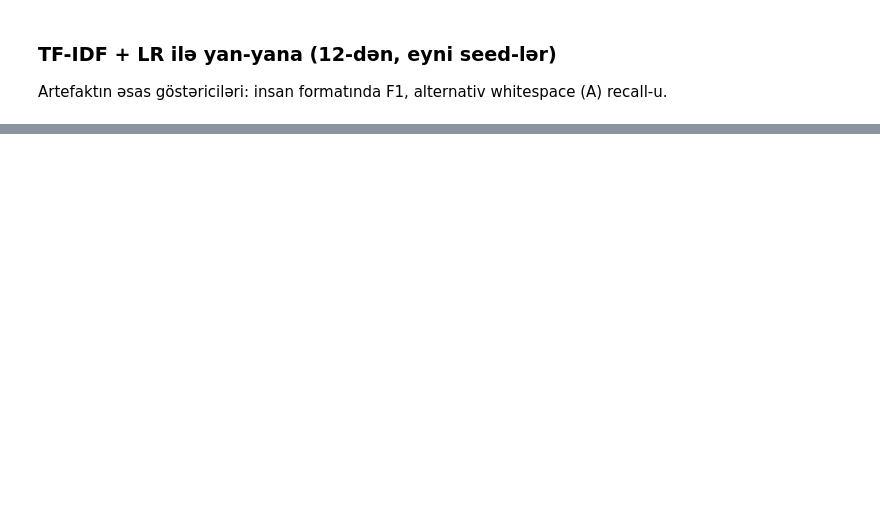
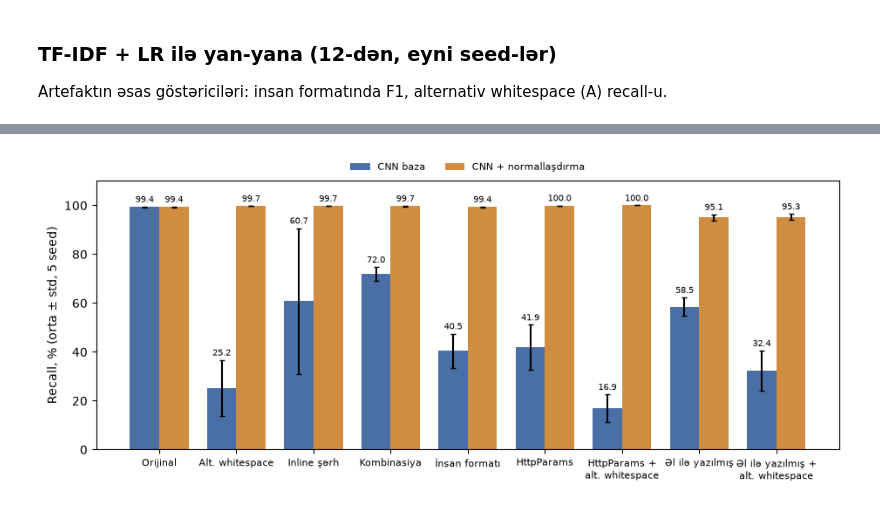
Before and after one commit to mehmanshamil/ML-in-SQL, a Jupyter notebook: notebooks/13_char_cnn.ipynb, the cells around one changed output, grey strips where cells are left out. Saved outputs shown, nothing was run; the diff lists cells and outputs as text; code cells hidden in the pictures; blank space fills up the shorter version.

```diff
--- a/notebooks/13_char_cnn.ipynb
+++ b/notebooks/13_char_cnn.ipynb
@@ -26,11 +28,15 @@ ROOT = Path.cwd().parent if Path.cwd().name == "notebooks" else Path.cwd()
 sys.path.insert(0, str(ROOT / "src"))
 from experiments import TECH_ORDER, leakage_free, load_clean, load_httpparams, make_split, obfuscate, rates
 from normalize import human_format, normalize
+import handwritten as hw
+import obfuscation as obf
 
-RES, FIG = ROOT / "results", ROOT / "figures"
+RES, FIG = ROOT / "results", ROOT / "figures" / "paper"
+FIG.mkdir(parents=True, exist_ok=True)
 SEEDS = [42, 43, 44, 45, 46]
 MAXLEN, BATCH, EPOCHS, PATIENCE = 512, 128, 10, 3
 torch.set_num_threads(4)
 torch.use_deterministic_algorithms(True)
 print("torch", torch.__version__)
 clean, hp_all = load_clean(), load_httpparams()
+payloads = hw.load()   # notebook 14 yaradır
@@ -127,6 +135,10 @@ for s in SEEDS:
     hp = leakage_free(hp_all, train, val)
     hp_mal = hp.loc[hp.Label == 1, "Query"]
     hp_obf = obfuscate(hp_mal, s)
+    hwp = hw.leakage_free_norm(payloads, train, val)
+    novel = ~hwp.Query.map(hw.skeleton).isin(set(train.loc[train.Label == 1, "Query"].map(hw.skeleton))).to_numpy()
+    aw = pd.DataFrame(obf.apply_technique("alt_whitespace", list(hwp.Query), seed=s))
+    hw_aw = aw.loc[aw.changed, "obfuscated"]
     for cfg, prep in CONFIGS.items():
         t0 = time.perf_counter()
         det = CNNDetector(prep).fit(train, val, s)
@@ -141,6 +153,9 @@ for s in SEEDS:
                 add(s, cfg, f"recall_{sc}_{t}", det.predict(obf_df.loc[obf_df.technique == t, f"input_{sc}"]).mean())
         add(s, cfg, "recall_httpparams_alt_whitespace_A",
             det.predict(hp_obf.loc[hp_obf.technique == "alt_whitespace", "input_A"]).mean())
+        p_hw = det.predict(hwp.Query)
+        add(s, cfg, "recall_hw", p_hw.mean()); add(s, cfg, "recall_hw_novel", p_hw[novel].mean())
+        add(s, cfg, "recall_hw_alt_whitespace", det.predict(hw_aw).mean()); add(s, cfg, "n_hw", len(hwp))
         missed = hp_mal[det.predict(hp_mal) == 0]
         add(s, cfg, "httpparams_missed", len(missed))
         add(s, cfg, "httpparams_missed_recovered_by_sqlmap_spacing",
@@ -187,17 +254,21 @@ cmp
 # %%
 order = ["recall_A_original", "recall_A_alt_whitespace", "recall_A_inline_comment_space",
-         "recall_A_combination", "recall_human", "recall_httpparams", "recall_httpparams_alt_whitespace_A"]
-labels = ["Orijinal", "Alt. whitespace", "Inline şərh", "Kombinasiya", "İnsan formatı", "HttpParams", "HttpParams +\nalt. whitespace"]
-fig, ax = plt.subplots(figsize=(9, 4))
+         "recall_A_combination", "recall_human", "recall_httpparams", "recall_httpparams_alt_whitespace_A",
+         "recall_hw", "recall_hw_alt_whitespace"]
+labels = ["Orijinal", "Alt. whitespace", "Inline şərh", "Kombinasiya", "İnsan formatı", "HttpParams", "HttpParams +\nalt. whitespace",
+          "Əl ilə yazılmış", "Əl ilə yazılmış +\nalt. whitespace"]
+fig, ax = plt.subplots(figsize=(11, 4))
 x, w = np.arange(len(order)), 0.38
 for i, (cfg, col) in enumerate(zip(CONFIGS, ["#4a6fa5", "#d08c3f"])):
     m = a.loc[cfg]["mean"].loc[order] * 100
     sd = a.loc[cfg]["std"].loc[order] * 100
     b = ax.bar(x + (i - 0.5) * w, m, w, yerr=sd, capsize=2, label=cfg, color=col)
     ax.bar_label(b, fmt="%.1f", fontsize=7, padding=2)
 ax.set_xticks(x, labels, fontsize=8)
 ax.set_ylabel("Recall, % (orta ± std, 5 seed)")
 ax.set_ylim(0, 110)
 ax.legend(loc="lower center", bbox_to_anchor=(0.5, 1.0), ncol=2, frameon=False, fontsize=8)
 fig.savefig(FIG / "13_char_cnn_artifact.png", dpi=300, bbox_inches="tight")
 plt.show()
+# %% [output]
+[figure, added]
```
Also changed, not shown: parts of 6 cells of this notebook, 37 other files.
